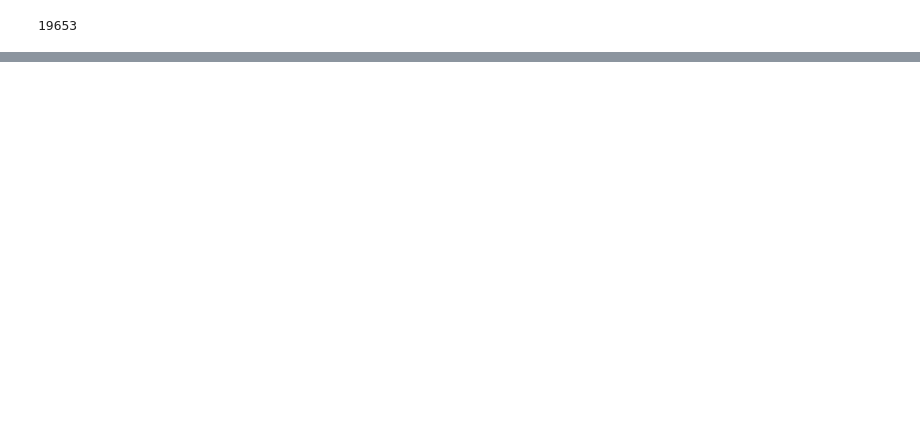
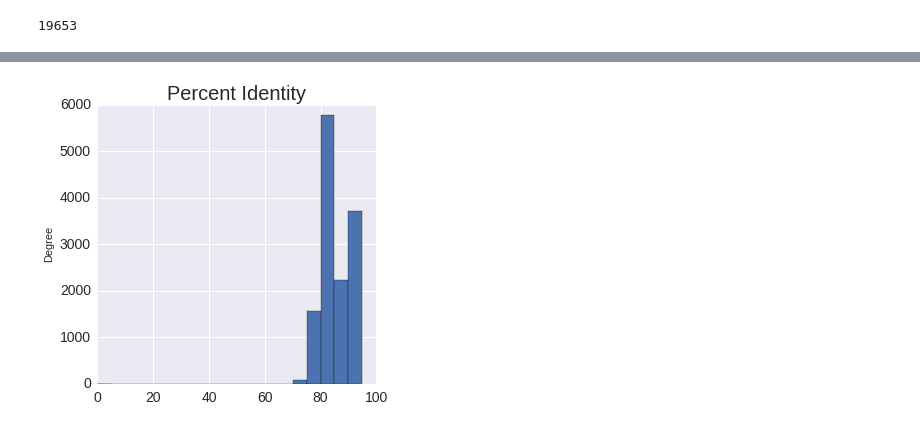
Before and after one commit to mohanbolisetty/dscam_nanopore, a Jupyter notebook: Data/spikeins_full_length.ipynb, the cells around one changed output, grey strips where cells are left out. Saved outputs shown, nothing was run; the diff lists cells and outputs as text; code cells hidden in the pictures; blank space fills up the shorter version.

```diff
--- a/Data/spikeins_full_length.ipynb
+++ b/Data/spikeins_full_length.ipynb
@@ -89,0 +97,2 @@ align['Start'].plot(kind='hist',bins=np.arange(0,2500,100))
+# %%
+alldata=align.join(alignpsl).dropna()
@@ -89,0 +109,6 @@ align['Start'].plot(kind='hist',bins=np.arange(0,2500,100))
+# %%
+alldata.reset_index(inplace=True)
+alldata['direction']=alldata['Read_id'].apply(lambda x: x.split(' ')[0].split('_')[-1])
+alldata['id']=alldata['Read_id'].apply(lambda x: x.split(' ')[0])
+# %%
+alldata.set_index('Read_id',inplace=True)
@@ -89,0 +127,12 @@ align['Start'].plot(kind='hist',bins=np.arange(0,2500,100))
+# %%
+alldata['PercentIdentity']=(alldata['matches']*100.)/(alldata['matches']+alldata['misMatches'])
+filterdata=alldata[alldata['Length']>1500]
+# %%
+matplotlib.rcParams['figure.figsize'] = (5.0, 5.0)
+figure=plt.figure()
+ax=figure.add_subplot(111)
+filterdata['PercentIdentity'].plot(kind='hist',bins=np.arange(0,100,5),ax=ax)
+ax.set_title('Percent Identity', fontsize=20)
+ax.tick_params(axis='both', which='major', labelsize=14)
+# %% [output]
+[figure, added]
```
Also changed, not shown: parts of 13 cells of this notebook, 10 other files.
